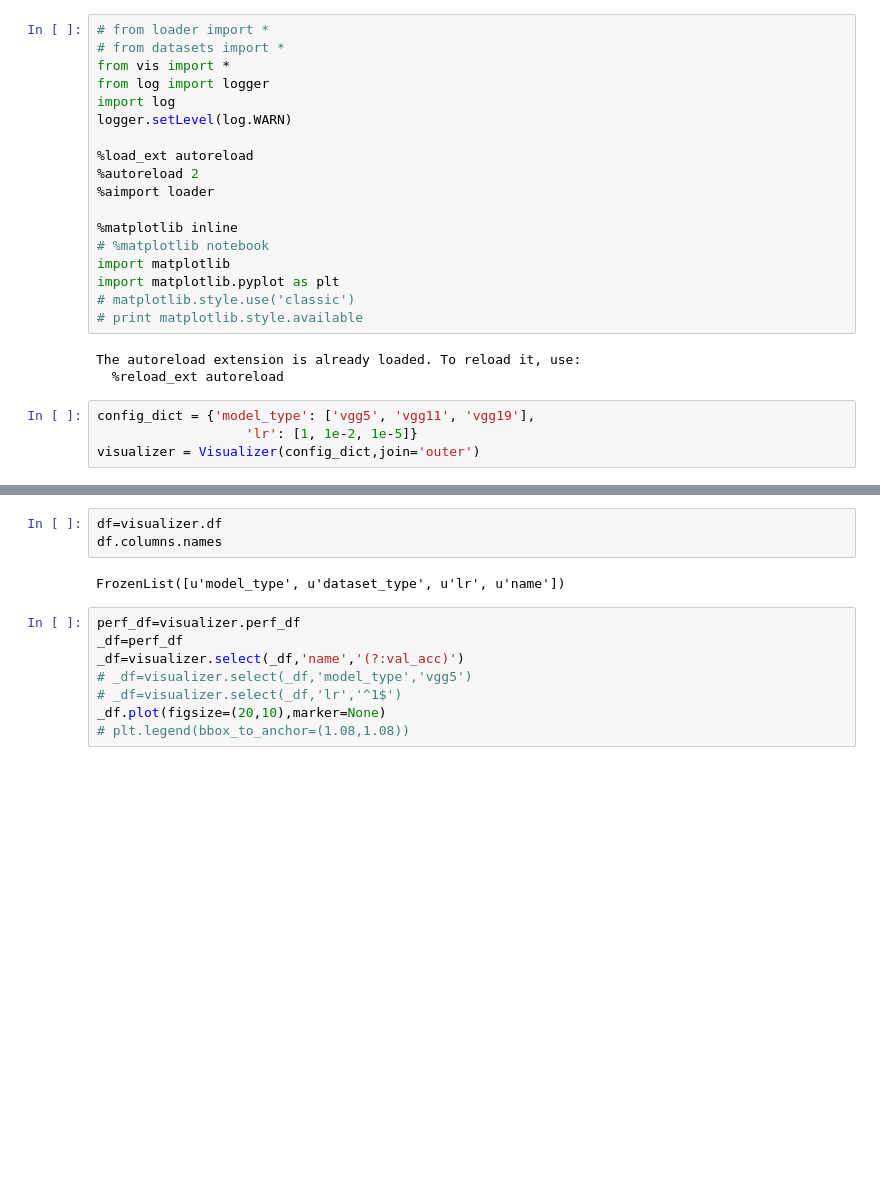
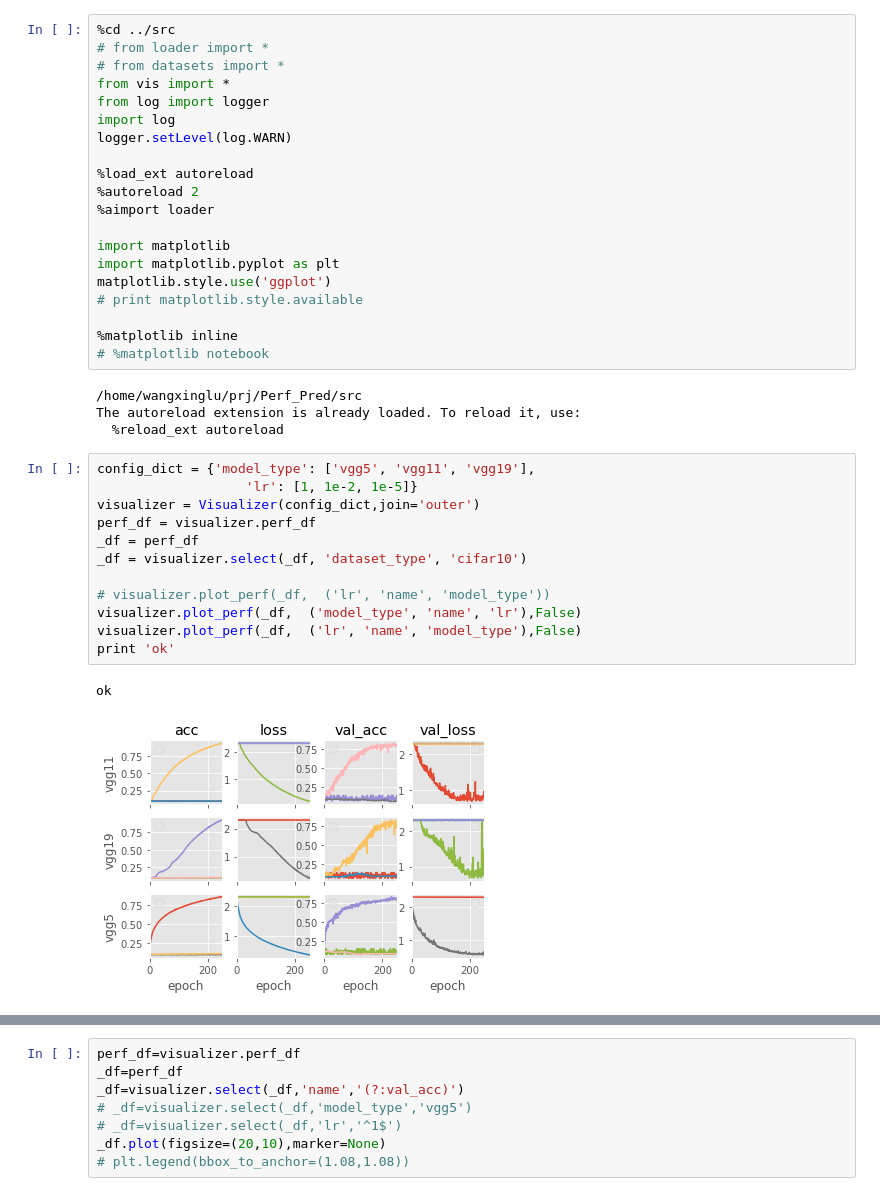
Before and after one commit to luzai/few-shot, a Jupyter notebook: exp/2_perf_visualization.ipynb, the cells around one changed output, grey strips where cells are left out. Cells and saved outputs as stored; diff of their text form; blank space fills up the shorter version.

Commit message:
Update performance visualization

```diff
--- a/exp/2_some_visualization.ipynb
+++ b/exp/2_perf_visualization.ipynb
@@ -1,4 +1,5 @@
 # %%
+%cd ../src
 # from loader import *
 # from datasets import *
 from vis import *
@@ -10,16 +11,29 @@ logger.setLevel(log.WARN)
 %autoreload 2
 %aimport loader
 
+import matplotlib
+import matplotlib.pyplot as plt
+matplotlib.style.use('ggplot')
+# print matplotlib.style.available
+
 %matplotlib inline
 # %matplotlib notebook
-import matplotlib
-import matplotlib.pyplot as plt
-# matplotlib.style.use('classic')
-# print matplotlib.style.available
 # %% [output]
+/home/wangxinglu/prj/Perf_Pred/src
 The autoreload extension is already loaded. To reload it, use:
   %reload_ext autoreload
 # %%
 config_dict = {'model_type': ['vgg5', 'vgg11', 'vgg19'],
                    'lr': [1, 1e-2, 1e-5]}
 visualizer = Visualizer(config_dict,join='outer')
+perf_df = visualizer.perf_df
+_df = perf_df
+_df = visualizer.select(_df, 'dataset_type', 'cifar10')
+
+# visualizer.plot_perf(_df,  ('lr', 'name', 'model_type'))
+visualizer.plot_perf(_df,  ('model_type', 'name', 'lr'),False)
+visualizer.plot_perf(_df,  ('lr', 'name', 'model_type'),False)
+print 'ok'
+# %% [output]
+ok
+[figure, added]
@@ -26,8 +41,3 @@ visualizer = Visualizer(config_dict,join='outer')
-# %%
-df=visualizer.df
-df.columns.names
-# %% [output]
-FrozenList([u'model_type', u'dataset_type', u'lr', u'name'])
 # %%
 perf_df=visualizer.perf_df
 _df=perf_df
```
Also changed, not shown: parts of 1 cell of this notebook.
